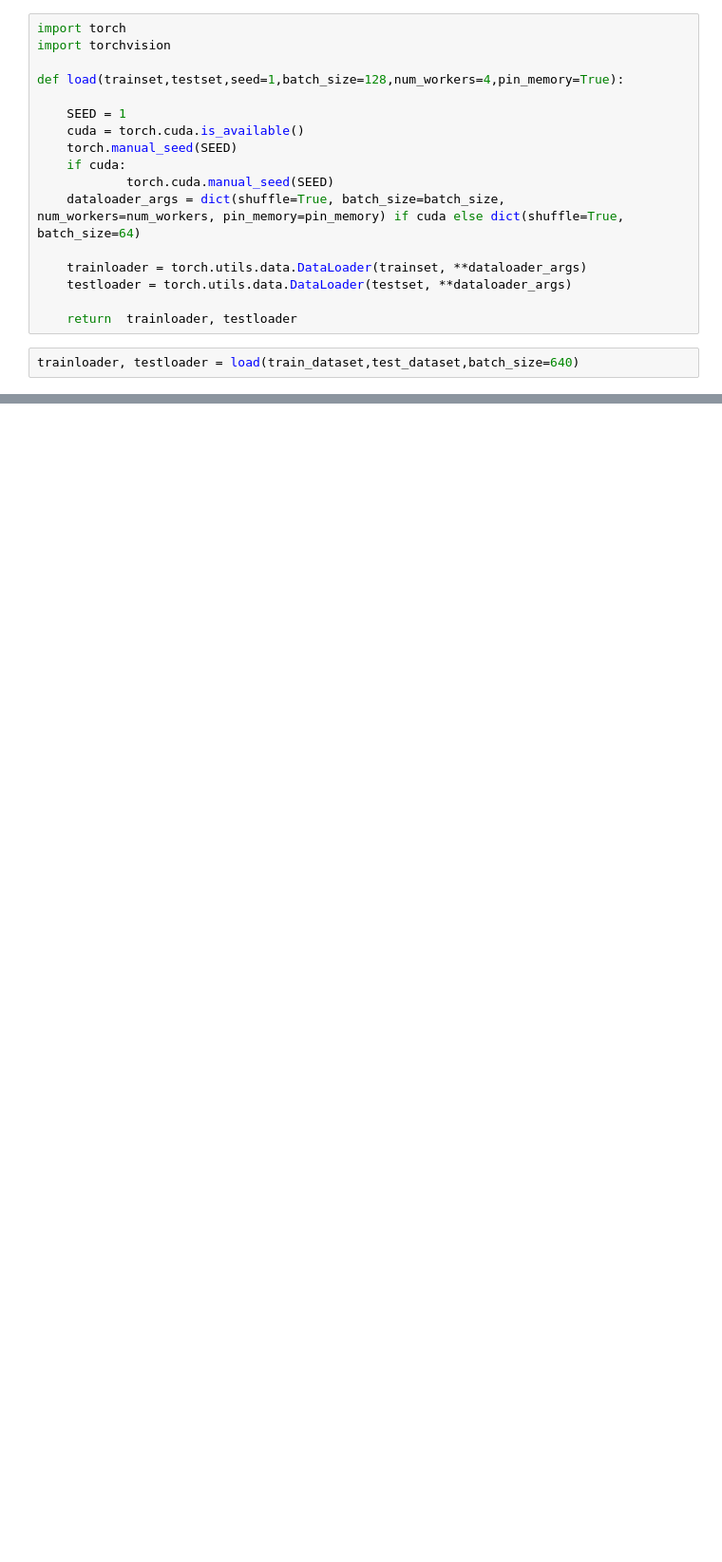
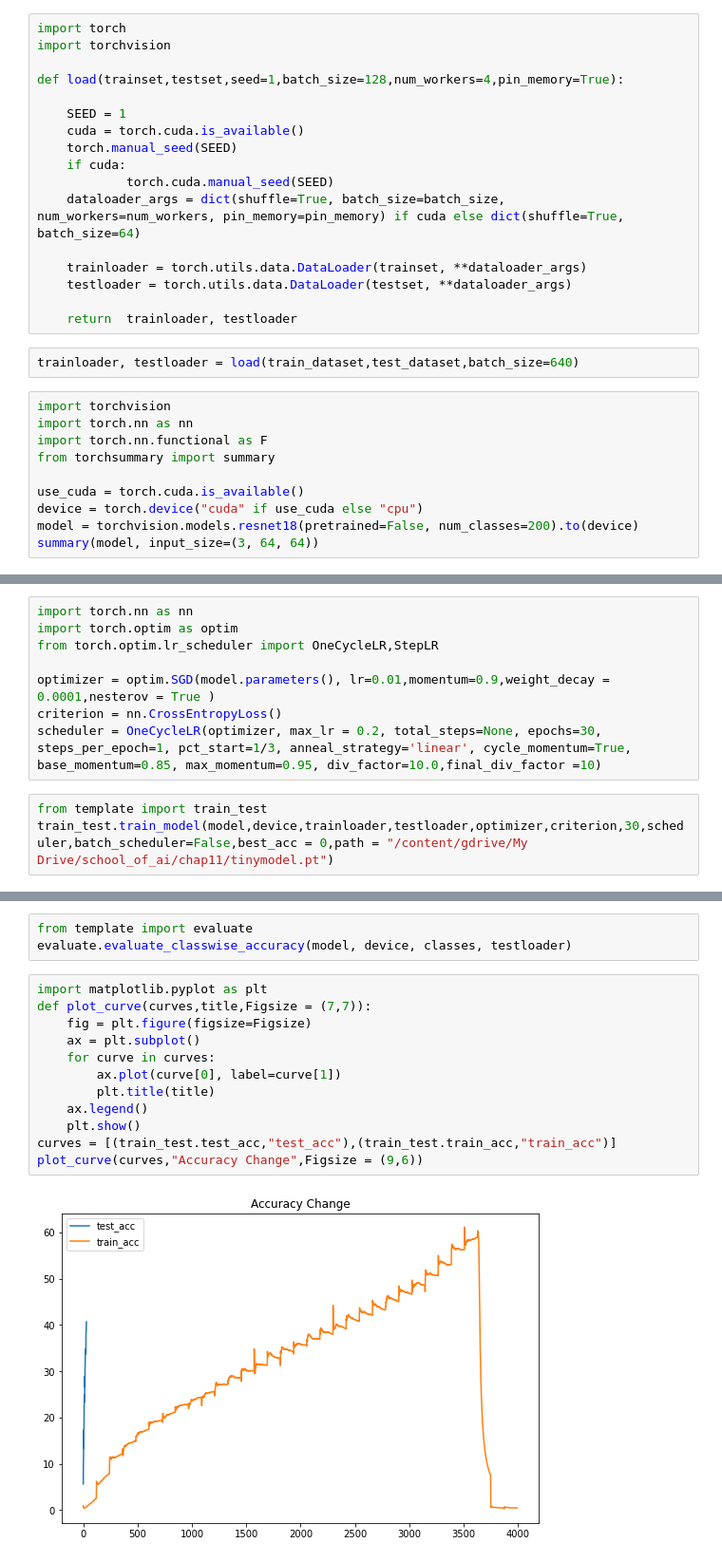
Before and after one commit to seenu-g/school_of_ai, a Jupyter notebook: chap12/Trial3.ipynb, the cells around one changed output, grey strips where cells are left out. Shown at 95% size. Saved outputs shown, nothing was run; the diff lists cells and outputs as text; blank space fills up the shorter version.

Commit message:
40% achieved in 30 epochs

```diff
--- a/chap12/Trial3.ipynb
+++ b/chap12/Trial3.ipynb
@@ -110,3 +117,13 @@ def load(trainset,testset,seed=1,batch_size=128,num_workers=4,pin_memory=True):
 	return  trainloader, testloader
 # %%
 trainloader, testloader = load(train_dataset,test_dataset,batch_size=640)
+# %%
+import torchvision
+import torch.nn as nn
+import torch.nn.functional as F
+from torchsummary import summary
+
+use_cuda = torch.cuda.is_available()
+device = torch.device("cuda" if use_cuda else "cpu")
+model = torchvision.models.resnet18(pretrained=False, num_classes=200).to(device)
+summary(model, input_size=(3, 64, 64))
@@ -112,0 +148,11 @@ trainloader, testloader = load(train_dataset,test_dataset,batch_size=640)
+# %%
+import torch.nn as nn
+import torch.optim as optim
+from torch.optim.lr_scheduler import OneCycleLR,StepLR
+
+optimizer = optim.SGD(model.parameters(), lr=0.01,momentum=0.9,weight_decay = 0.0001,nesterov = True )
+criterion = nn.CrossEntropyLoss()
+scheduler = OneCycleLR(optimizer, max_lr = 0.2, total_steps=None, epochs=30, steps_per_epoch=1, pct_start=1/3, anneal_strategy='linear', cycle_momentum=True, base_momentum=0.85, max_momentum=0.95, div_factor=10.0,final_div_factor =10)
+# %%
+from template import train_test
+train_test.train_model(model,device,trainloader,testloader,optimizer,criterion,30,scheduler,batch_scheduler=False,best_acc = 0,path = "/content/gdrive/My Drive/school_of_ai/chap11/tinymodel.pt")
@@ -112,0 +190,17 @@ trainloader, testloader = load(train_dataset,test_dataset,batch_size=640)
+# %%
+from template import evaluate
+evaluate.evaluate_classwise_accuracy(model, device, classes, testloader)
+# %%
+import matplotlib.pyplot as plt
+def plot_curve(curves,title,Figsize = (7,7)):
+    fig = plt.figure(figsize=Figsize)
+    ax = plt.subplot()
+    for curve in curves:
+        ax.plot(curve[0], label=curve[1])
+        plt.title(title)
+    ax.legend()
+    plt.show()
+curves = [(train_test.test_acc,"test_acc"),(train_test.train_acc,"train_acc")]
+plot_curve(curves,"Accuracy Change",Figsize = (9,6))
+# %% [output]
+[figure, added]
```
Also changed, not shown: parts of 10 cells of this notebook.
